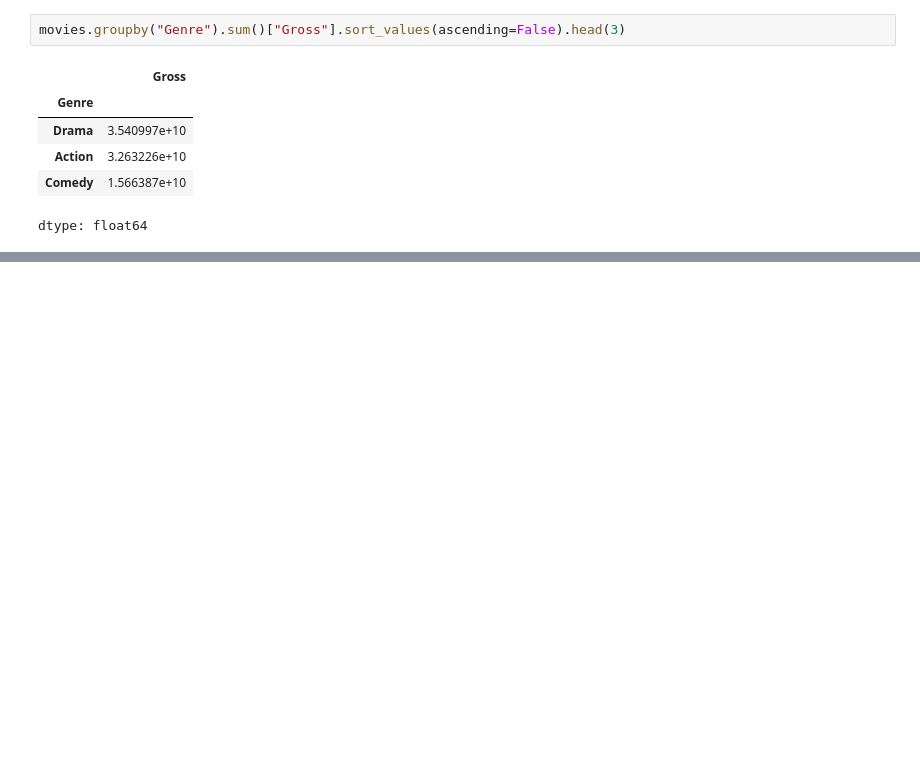
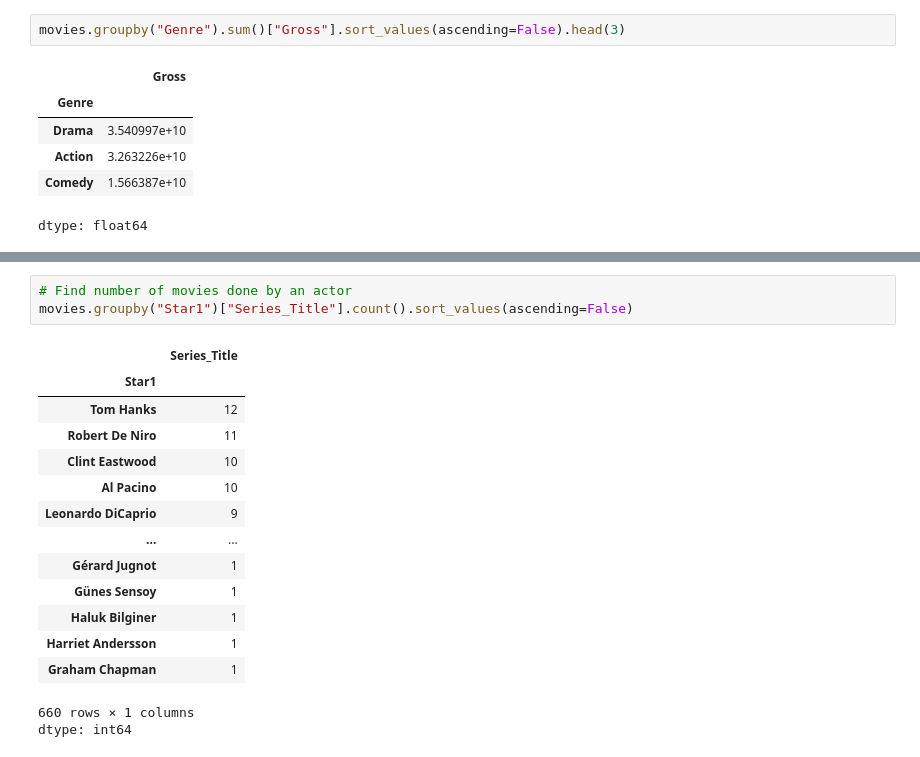
Before and after one commit to get-ayush/PythonLibraries, a Jupyter notebook: DataFrameGroupBy&.ipynb, the cells around one changed output, grey strips where cells are left out. Saved outputs shown, nothing was run; the diff lists cells and outputs as text; blank space fills up the shorter version.

```diff
--- a/DataFrameGroupBy&.ipynb
+++ b/DataFrameGroupBy&.ipynb
@@ -61,0 +99,19 @@ dtype: float64
+# %%
+# Find number of movies done by an actor
+movies.groupby("Star1")["Series_Title"].count().sort_values(ascending=False)
+# %% [output]
+|  | Series_Title |
+| Star1 |  |
+| Tom Hanks | 12 |
+| Robert De Niro | 11 |
+| Clint Eastwood | 10 |
+| Al Pacino | 10 |
+| Leonardo DiCaprio | 9 |
+| ... | ... |
+| Gérard Jugnot | 1 |
+| Günes Sensoy | 1 |
+| Haluk Bilginer | 1 |
+| Harriet Andersson | 1 |
+| Graham Chapman | 1 |
+660 rows × 1 columns
+dtype: int64
```
Also changed, not shown: parts of 7 cells of this notebook.
